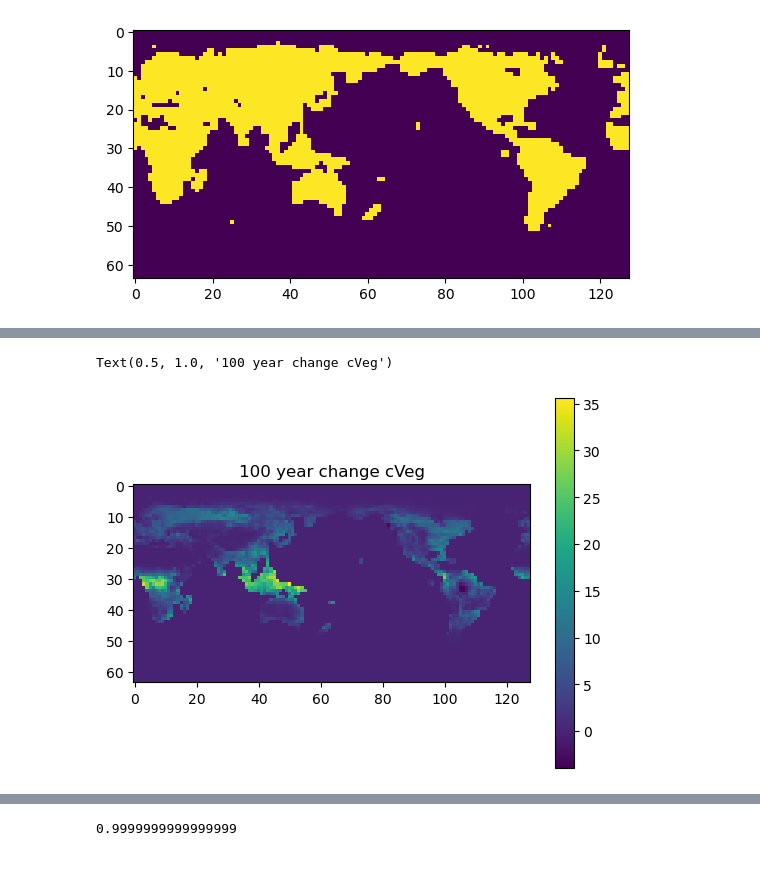
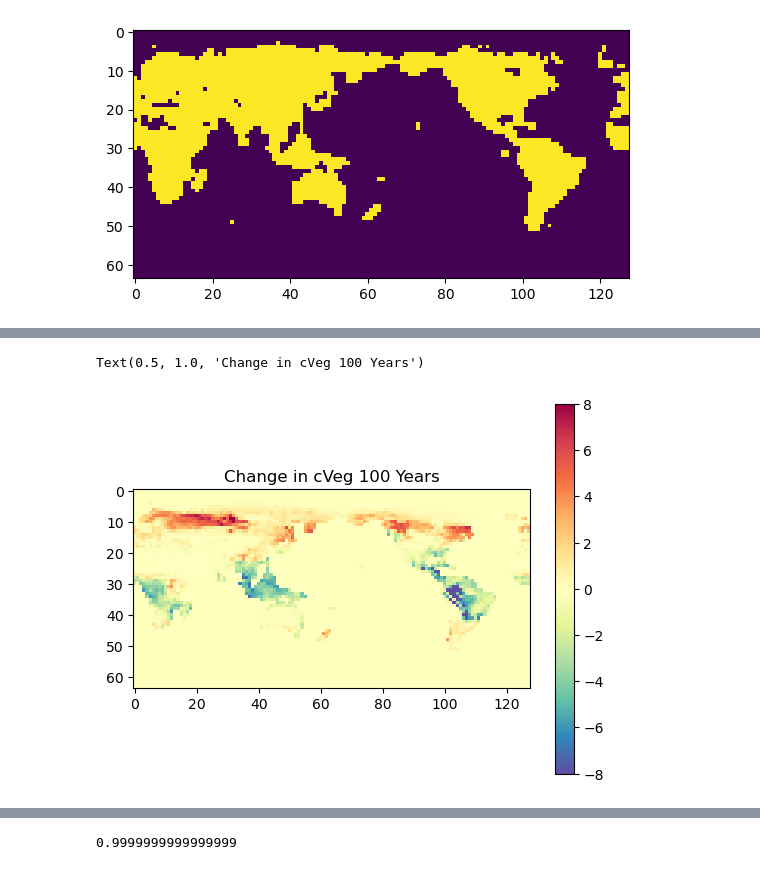
Before and after one commit to ffloof/CMIPscript, a Jupyter notebook: ModelViz.ipynb, the cells around one changed output, grey strips where cells are left out. Drawn from its saved outputs; the diff is of its cells as text; code cells hidden in the pictures.

Commit message:
Figures

```diff
--- a/ModelViz.ipynb
+++ b/ModelViz.ipynb
@@ -3,11 +3,11 @@ import xarray as xr
 import matplotlib.pyplot as plt
 import numpy as np
 # %%
-gpp_data = xr.open_dataset("./gpp_Lmon_CanESM5_1pctCO2_r1i1p1f1_gn_185001-200012.nc")["gpp"]
-cveg_data = xr.open_dataset("./cVeg_Lmon_CanESM5_1pctCO2_r1i1p1f1_gn_185001-200012.nc")["cVeg"]
-ts_data = xr.open_dataset("./ts_Amon_CanESM5_1pctCO2_r1i1p1f1_gn_185001-200012.nc")["ts"]
-hurs_data = xr.open_dataset("./hurs_Amon_CanESM5_1pctCO2_r1i1p1f1_gn_185001-200012.nc")["hurs"]
-pr_data = xr.open_dataset("./pr_Amon_CanESM5_1pctCO2_r1i1p1f1_gn_185001-200012.nc")["pr"]
+gpp_data = xr.open_dataset("./gpp_Lmon_CanESM5_1pctCO2-rad_r1i1p1f1_gn_185001-200012.nc")["gpp"]
+cveg_data = xr.open_dataset("./cVeg_Lmon_CanESM5_1pctCO2-rad_r1i1p1f1_gn_185001-200012.nc")["cVeg"]
+ts_data = xr.open_dataset("./ts_Amon_CanESM5_1pctCO2-rad_r1i1p1f1_gn_185001-200012.nc")["ts"]
+hurs_data = xr.open_dataset("./hurs_Amon_CanESM5_1pctCO2-rad_r1i1p1f1_gn_185001-200012.nc")["hurs"]
+pr_data = xr.open_dataset("./pr_Amon_CanESM5_1pctCO2-rad_r1i1p1f1_gn_185001-200012.nc")["pr"]
 # %%
 start_x = 12*(1880-1850)
 end_x = 12*(1900-1850)
@@ -36,7 +46,7 @@ plt.imshow(mask[::-1])
 # %%
-plt.imshow(delta_cveg[::-1])
+plt.imshow(delta_cveg[::-1], cmap="Spectral_r", vmin=-8, vmax=8)
 plt.colorbar()
-plt.title("100 year change cVeg")
+plt.title("Change in cVeg 100 Years")
 # %% [output]
-Text(0.5, 1.0, '100 year change cVeg')
+Text(0.5, 1.0, 'Change in cVeg 100 Years')
-[figure, old version]
+[figure, new version]
```
Also changed, not shown: parts of 32 cells of this notebook.
